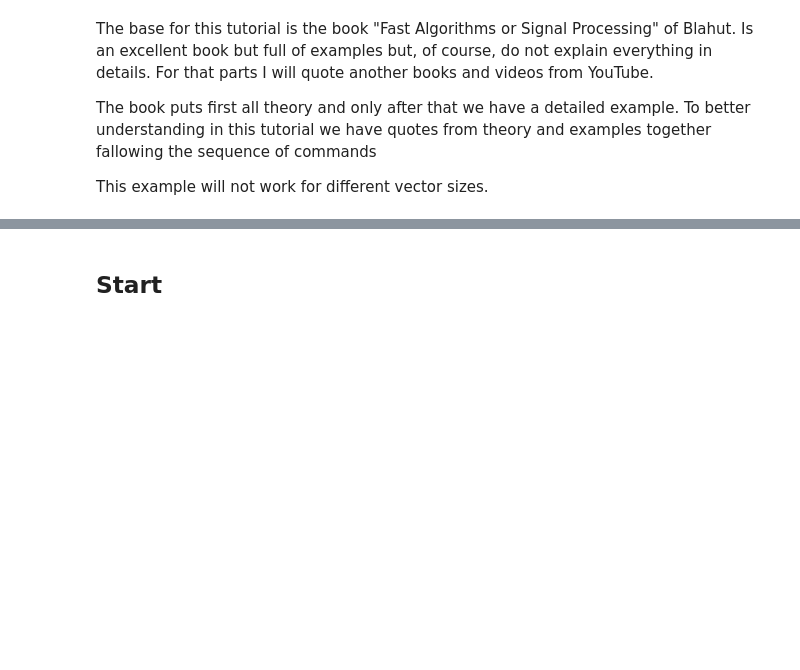
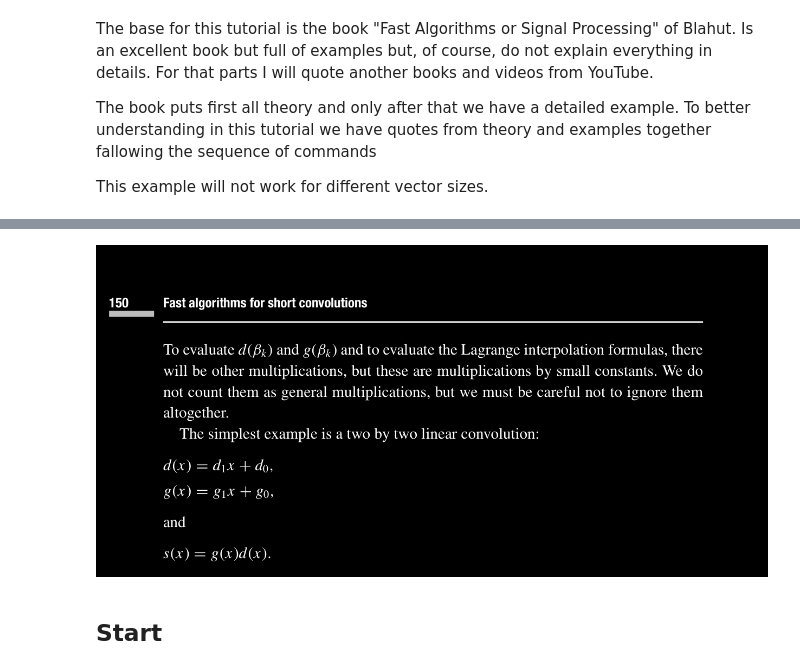
Before and after one commit to tarsioonofrio/fast-convolution-rtl, a Jupyter notebook: blahut5.2toom-cook.ipynb, the cells around one changed output, grey strips where cells are left out. Cells and saved outputs as stored; diff of their text form; code cells hidden in the pictures; blank space fills up the shorter version.

```diff
--- a/blahut5.2toom-cook.ipynb
+++ b/blahut5.2toom-cook.ipynb
@@ -37,3 +33,7 @@ plot_pdf(doc[174], [.25, .455])
+# %%
+plot_pdf(doc[165], [0, .322])
+# %% [output]
+[figure, added]
 # %% [markdown]
 ## Start
 # %% [markdown]
```
Also changed, not shown: parts of 13 cells of this notebook, 17 other files.
